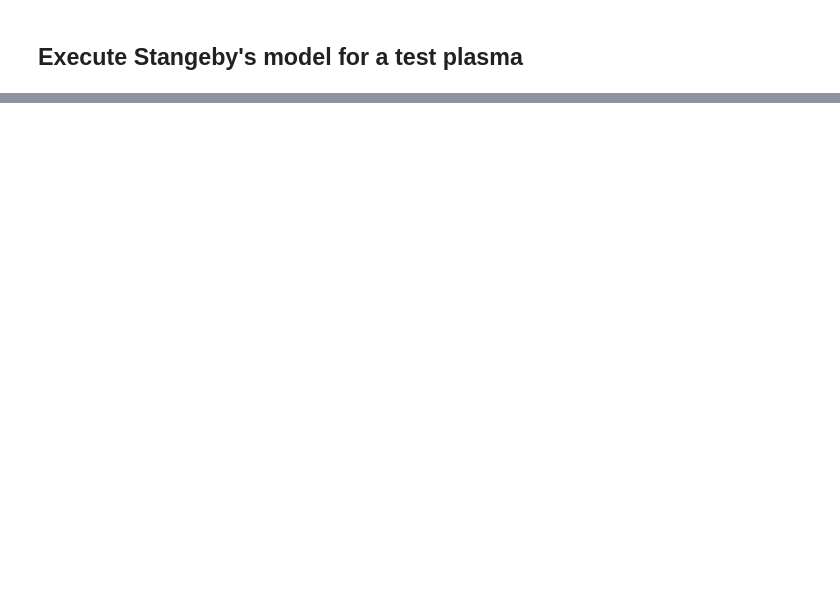
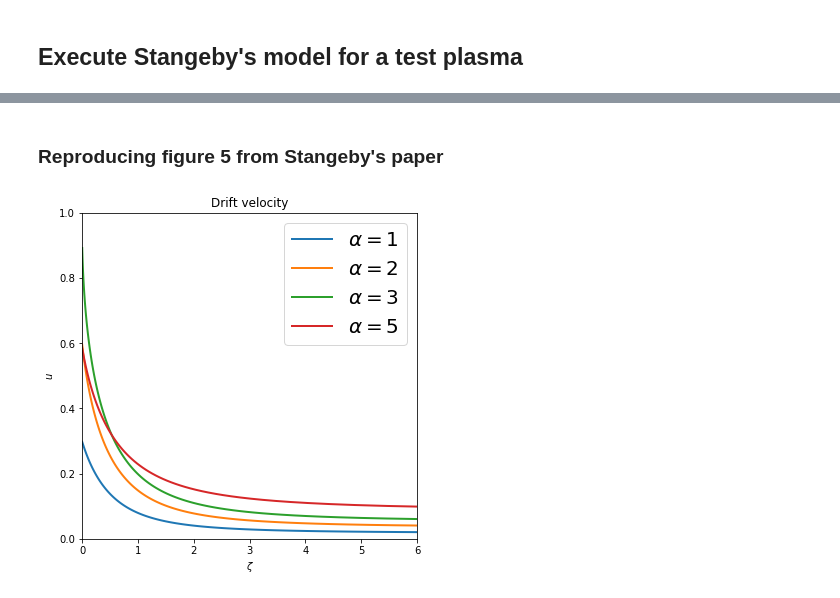
Before and after one commit to khaziev/sheath-models, a Jupyter notebook: example-model.ipynb, the cells around one changed output, grey strips where cells are left out. Saved outputs shown, nothing was run; the diff lists cells and outputs as text; code cells hidden in the pictures; blank space fills up the shorter version.

```diff
--- a/example-model.ipynb
+++ b/example-model.ipynb
@@ -57,0 +58,23 @@ plt.show()
+# %% [markdown]
+### Reproducing figure 5 from Stangeby's paper
+# %%
+alphas = [1,2,3,5]
+m_i = 2
+T_i = T_e = 1
+
+fig, ax = plt.subplots(figsize=(6,6))
+
+for alpha in alphas:
+    model = Stangeby(T_e, T_i, m_i, alpha)
+    plt.plot(model.zeta, model.u, label = r'$\alpha={0}$'.format(alpha))
+
+#decorate the plots
+plt.xlabel(r'$\zeta$')
+plt.ylabel(r'$u$')
+plt.title('Drift velocity')
+plt.legend(fontsize=20)
+plt.xlim(0, 6)
+plt.ylim(0, 1)
+plt.show()
+# %% [output]
+[figure, added]
```
Also changed, not shown: parts of 3 cells of this notebook.
